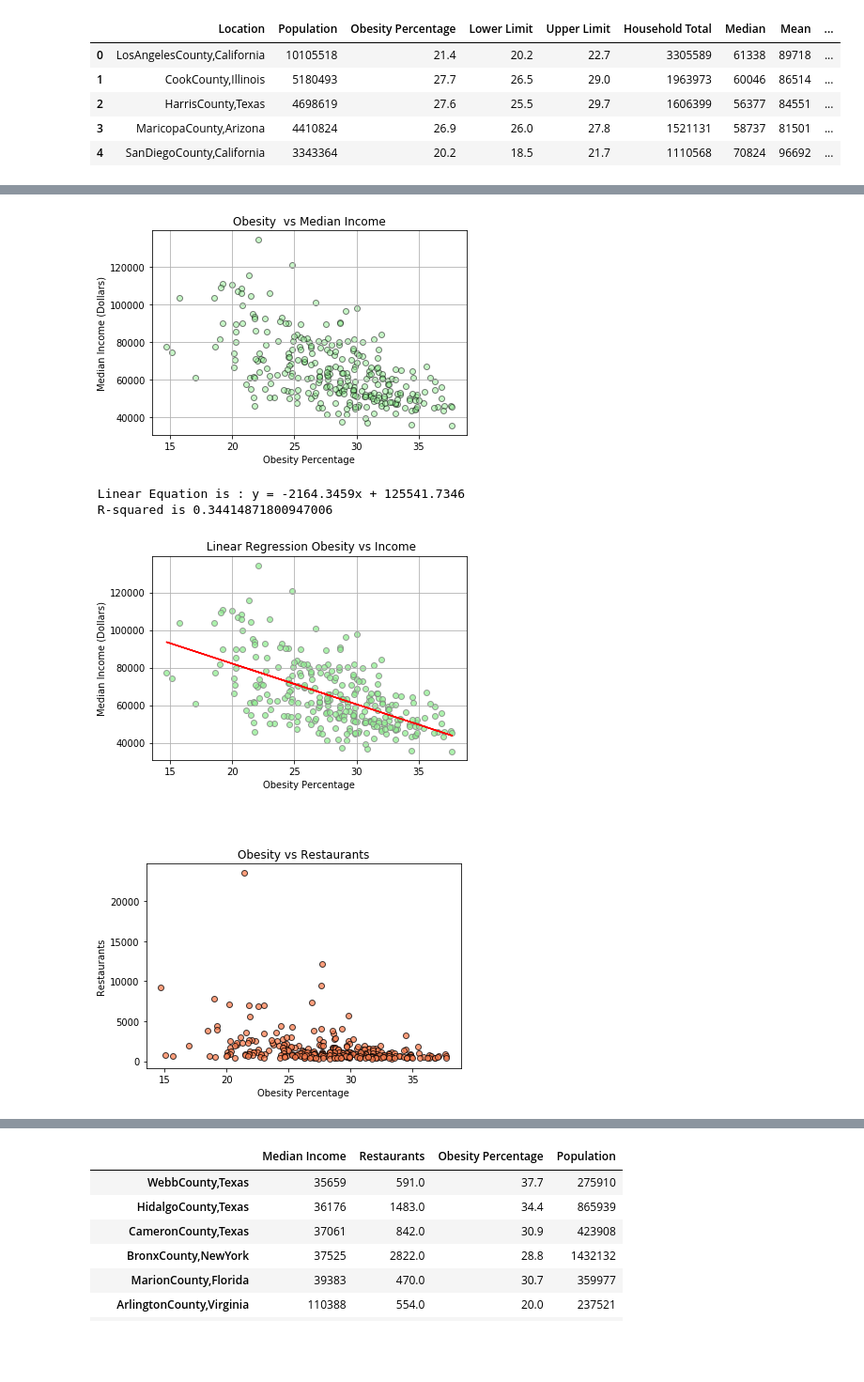
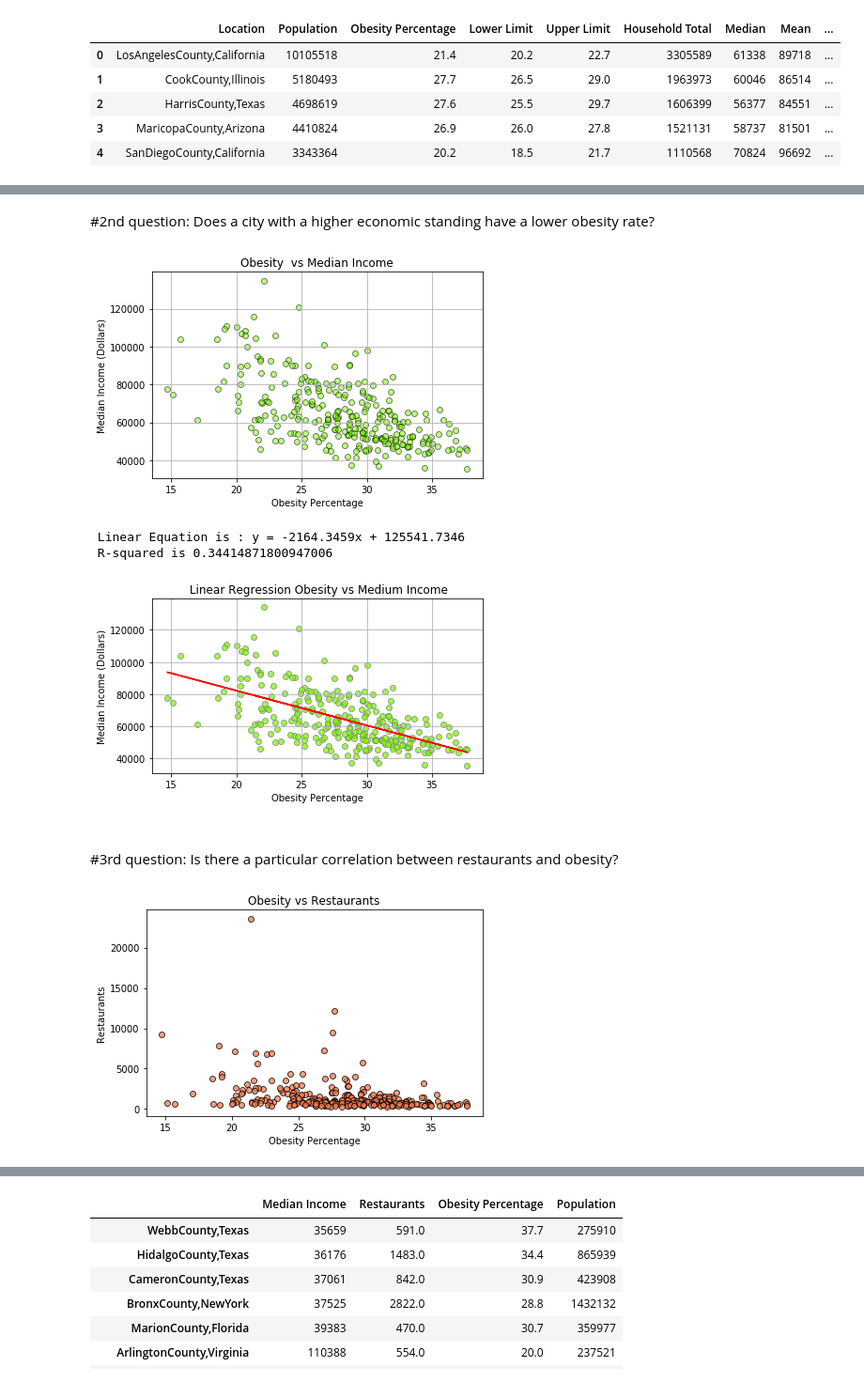
Before and after one commit to liliana-ilut/The-Mockingbirds, a Jupyter notebook: Clean Data/BarsAndGraphs.ipynb, the cells around one changed output, grey strips where cells are left out. Shown at 94% size. Drawn from its saved outputs; the diff is of its cells as text; code cells hidden in the pictures; blank space fills up the shorter version.

```diff
--- a/Clean Data/BarsAndGraphs.ipynb
+++ b/Clean Data/BarsAndGraphs.ipynb
@@ -43,59 +72,62 @@ plt.show()
+# %% [markdown]
+#2nd question: Does a city with a higher economic standing have a lower obesity rate?
 # %%
-#2nd question
-# the x and y values (x=population, y= obesity)
+# the x and y values (x=Obesity, y= Median Income)
 obe = combined_df ["Obesity Percentage"]
 inc = combined_df["Median"]
 
 #create the scatter plt, modify colors, grid and create labels for axis and title
-plt.scatter(obe, inc,color="lightgreen", edgecolors="black", alpha=0.5)
+plt.scatter(obe, inc,color="chartreuse", edgecolors="black", alpha=0.5)
 plt.xlabel("Obesity Percentage")
 plt.ylabel("Median Income (Dollars)")
 plt.title("Obesity  vs Median Income")
 plt.grid()
 
 #save figure as .png file in Figures folder and show the figure on the script
+plt.tight_layout()
 plt.savefig("Figures/Obesity_vs_Income.png")
 plt.show()
 # %% [output]
-[figure, old version]
+[figure, new version]
 # %%
 # the x and y values (x=population, y= obesity)
 obe = combined_df ["Obesity Percentage"]
 inc = combined_df["Median"]
 
 #create the linear regression equation
 (slope, intercept, rvalue, pvalue, stderr) = linregress(obe, inc)
 regress_values = obe * slope + intercept
 line_eq = "y = " + str(round(slope,4)) + "x + " + str(round(intercept,4))
 
-plt.scatter(obe, inc,color="lightgreen", edgecolors="grey", alpha=0.75)
+plt.scatter(obe, inc,color="chartreuse", edgecolors="grey", alpha=0.75)
 plt.plot(obe,regress_values,"r-")
-plt.annotate(line_eq,(10,50), fontsize = 15, color = "red")
+plt.annotate(line_eq,(15,30), fontsize = 15, color = "red")
 
 #create the scatter plt, modify colors, grid and create labels for axis and title
 
 plt.xlabel("Obesity Percentage")
 plt.ylabel("Median Income (Dollars)")
-plt.title(" Linear Regression Obesity vs Income")
+plt.title(" Linear Regression Obesity vs Medium Income")
 plt.grid()
 
 print(f" Linear Equation is : {line_eq}")
 print(f" R-squared is {rvalue**2}")
 
 #save figure as .png file in Figures folder and show the figure on the script
+plt.tight_layout()
 plt.savefig("Figures/Regression_Obesity_vs_Income.png")
 plt.show()
 # %% [output]
  Linear Equation is : y = -2164.3459x + 125541.7346
  R-squared is 0.34414871800947006
-[figure, old version]
+[figure, new version]
+# %% [markdown]
+#3rd question:  Is there a particular correlation between restaurants and obesity?
 # %%
-#3 obesity vs restaurants
+# the x and y values (x=obesity, y= restaurants)
 
-# the x and y values (x=population, y= obesity)
+obe = combined_df ["Obesity Percentage"]
 rest = combined_df["Total CBP and NES Establishments"]
-obe = combined_df ["Obesity Percentage"]
-
 
 #create the scatter plt, modify colors, grid and create labels for axis and title
 plt.scatter(obe, rest,color="coral", edgecolors="black", alpha=0.75)
@@ -105,9 +137,10 @@ plt.title("Obesity vs Restaurants")
 # plt.grid()
 
 #save figure as .png file in Figures folder and show the figure on the script
+plt.tight_layout()
 plt.savefig("Figures/Restaurants_vs_Obesity.png")
 plt.show()
 # %% [output]
-[figure, old version]
+[figure, new version]
 # %%
 # the x and y values (x=population, y= obesity)
```
Also changed, not shown: parts of 14 cells of this notebook, 10 other files.
